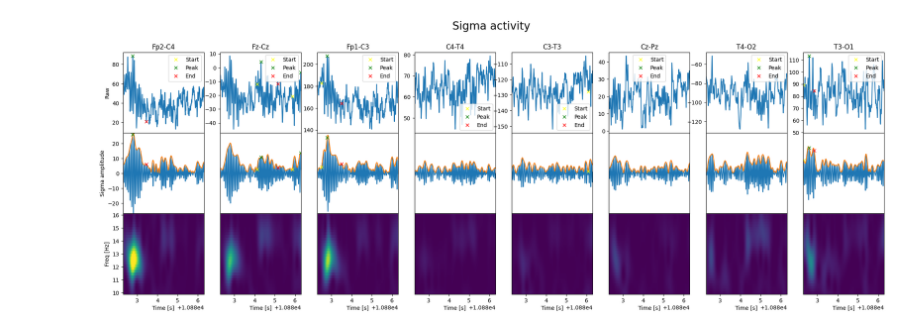
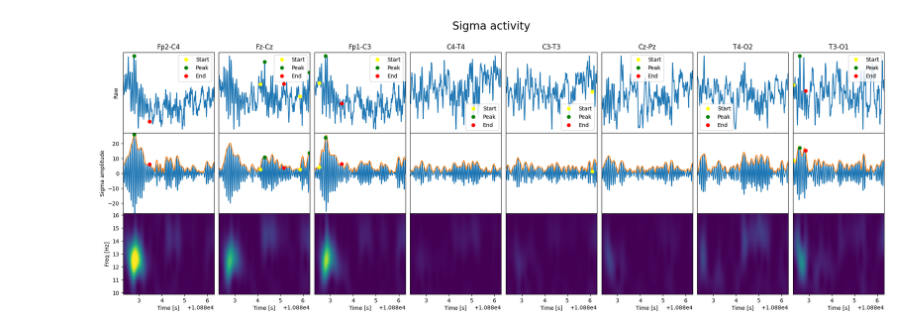
Before and after one commit to ValentinGhibaudo/Sleep_EEG_Respi, a Jupyter notebook: viewer.ipynb, the cells around one changed output. Cells and saved outputs as stored; diff of their text form; code cells hidden in the pictures.

```diff
--- a/viewer.ipynb
+++ b/viewer.ipynb
@@ -29,7 +29,7 @@ time = hilbert_sliced.coords['time']
 freqs = morlet_sliced.coords['freq']
 # %%
 fig, axs = plt.subplots(nrows = 3, ncols = len(eeg_chans), figsize = (25,8), sharex = True)
-fig.subplots_adjust(hspace = 0)
+fig.subplots_adjust(hspace = 0, wspace = 0.05)
 fig.suptitle('Sigma activity', fontsize =  20)
 
 vmin_morlet = morlet_sliced.quantile(0.001)
@@ -51,34 +51,34 @@ for col, derivation in enumerate(eeg_chans):
     morlet_sliced_chan = morlet_sliced.sel(chan=derivation)
     hilbert_sliced_chan = hilbert_sliced.sel(chan=derivation)
 
     ax = axs[0, col]
     ax.plot(time, signal_chan)
     for marker, color in zip(markers, colors_markers):
-        ax.plot(peak_timings[marker], signal_chan[np.isin(time, peak_timings[marker])], 'x', label = marker, color = color)
+        ax.plot(peak_timings[marker], signal_chan[np.isin(time, peak_timings[marker])], 'o', label = marker, color = color)
     ax.legend()
     ax.set_title(derivation)
     if col == 0:
         ax.set_ylabel('Raw')
-
+    ax.set_yticks([])
 
     ax = axs[1, col]
     ax.plot(time, hilbert_sliced_chan.loc['filtered',:])
     ax.plot(time, hilbert_sliced_chan.loc['envelope',:])
     for marker, color in zip(markers, colors_markers):
-        ax.plot(peak_timings[marker], hilbert_sliced_chan.loc['envelope',:][np.isin(time, peak_timings[marker])], 'x', label = marker, color = color)
+        ax.plot(peak_timings[marker], hilbert_sliced_chan.loc['envelope',:][np.isin(time, peak_timings[marker])], 'o', label = marker, color = color)
     ax.set_ylim(vmin_hilbert, vmax_hilbert)
     if col == 0:
         ax.set_ylabel('Sigma amplitude')
     if col !=0:
         ax.set_yticks([])
 
     ax = axs[2, col]
     data = morlet_sliced_chan.values
     ax.pcolormesh(time, freqs , data, vmin = vmin_morlet, vmax = vmax_morlet)
     if col == 0:
         ax.set_ylabel('Freq [Hz]')
     ax.set_xlabel('Time [s]')
     if col !=0:
         ax.set_yticks([])
 # %% [output]
-[figure, old version]
+[figure, new version]
```
Also changed, not shown: 14 other files.
